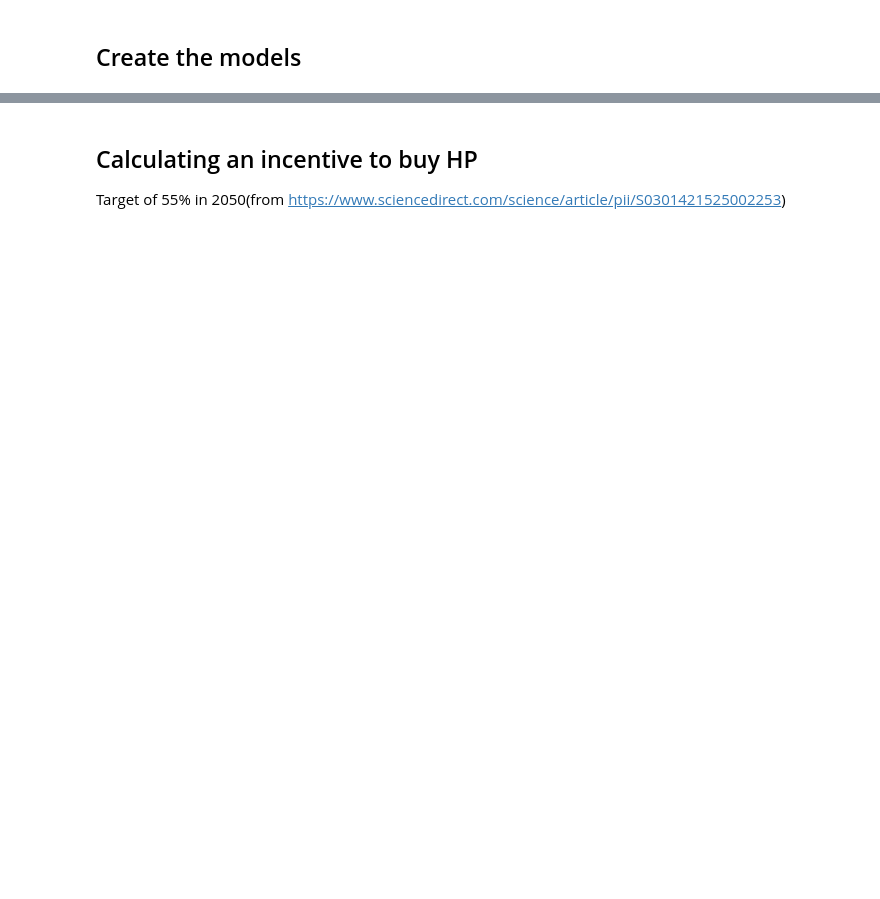
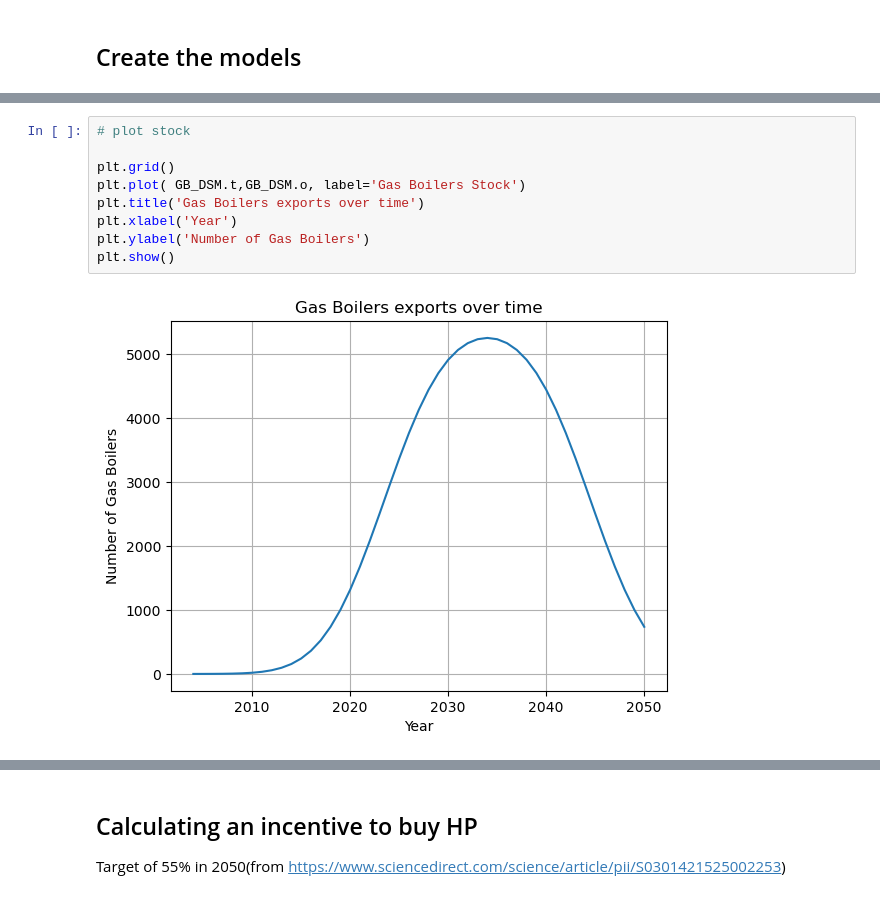
Before and after one commit to Margaux-Ccd/MFA_HeatPumps, a Jupyter notebook: Dynamic_MFA/Dynamic_HP.ipynb, the cells around one changed output, grey strips where cells are left out. Cells and saved outputs as stored; diff of their text form; blank space fills up the shorter version.

```diff
--- a/Dynamic_MFA/Dynamic_HP.ipynb
+++ b/Dynamic_MFA/Dynamic_HP.ipynb
@@ -105,3 +104,14 @@ Text(0, 0.5, 'Number of Gas Boilers')
+# %%
+# plot stock
+
+plt.grid()
+plt.plot( GB_DSM.t,GB_DSM.o, label='Gas Boilers Stock')
+plt.title('Gas Boilers exports over time')
+plt.xlabel('Year')
+plt.ylabel('Number of Gas Boilers')
+plt.show()
+# %% [output]
+[figure, added]
 # %%
 # Model for the heat pumps STOCK driven model
 # past stock
```
Also changed, not shown: parts of 20 cells of this notebook.
